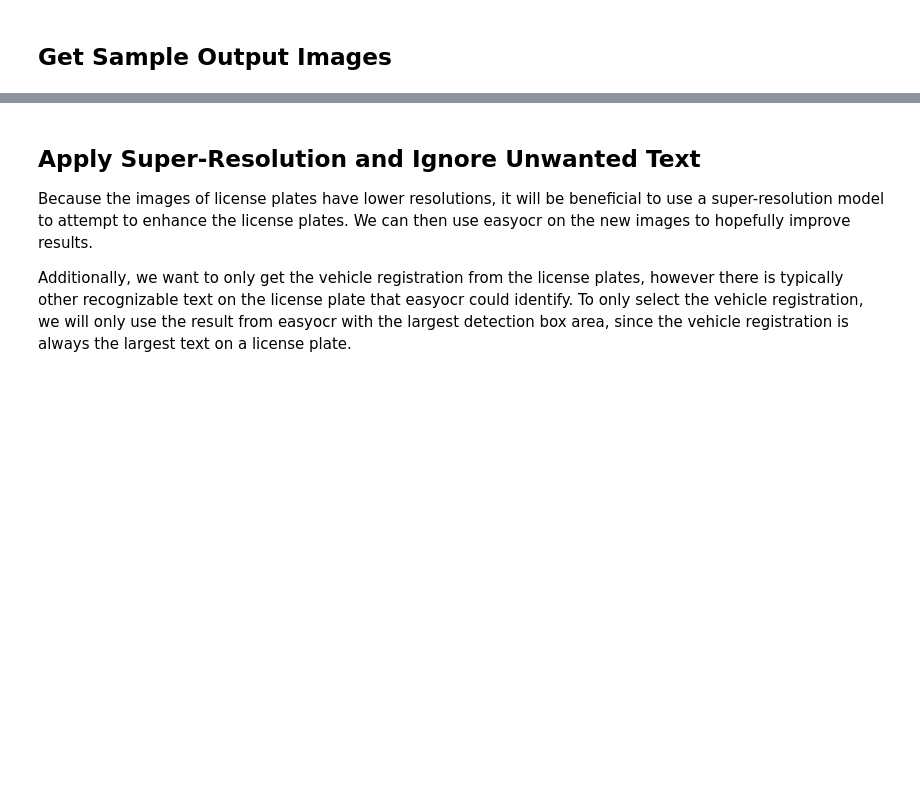
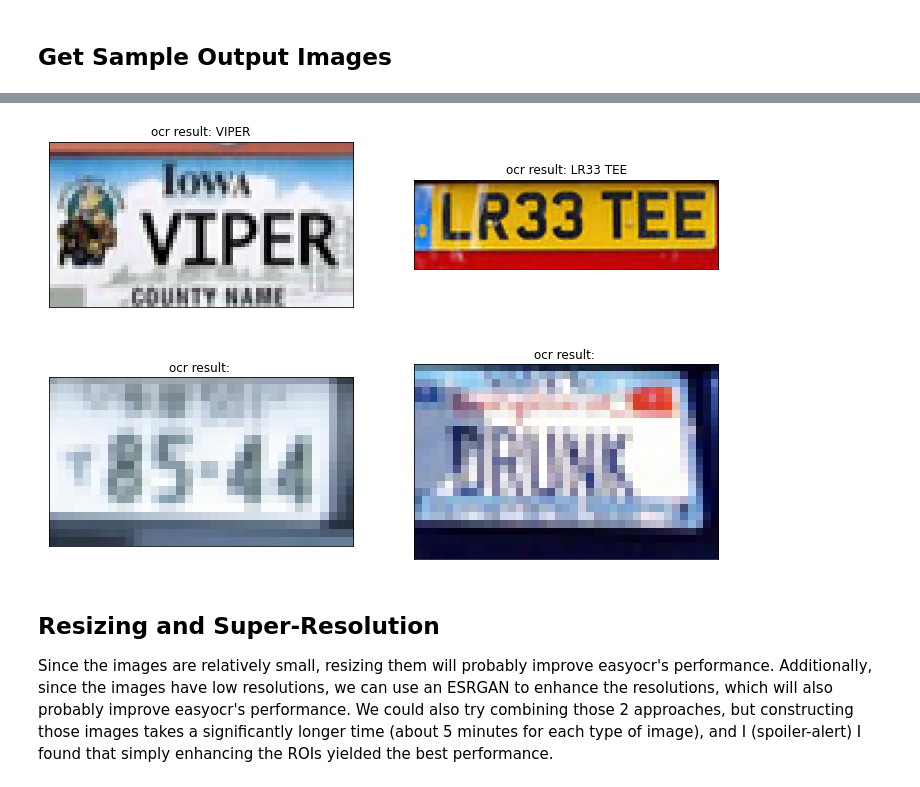
Before and after one commit to lVicholas/LicensePlateDetectionOCR, a Jupyter notebook: car_plate_ocr.ipynb, the cells around one changed output, grey strips where cells are left out. Cells and saved outputs as stored; diff of their text form; code cells hidden in the pictures; blank space fills up the shorter version.

```diff
--- a/car_plate_ocr.ipynb
+++ b/car_plate_ocr.ipynb
@@ -348,6 +341,26 @@ WARNING:easyocr.easyocr:Using CPU. Note: This module is much faster with a GPU.
+# %%
+def plot_ocr_results(ocr_results, figsize):
+
+    num_rows_to_plot = math.ceil( len(ocr_results) / 2 )
+    fig, axs = plt.subplots(num_rows_to_plot, 2, figsize=figsize)
+
+    for (img_detection, ocr_results), ax in zip(ocr_results, axs.reshape(-1)):
+
+        ax.imshow(img_detection)
+        ax.set_title(f'ocr result: {ocr_results}')
+        ax.set_xticks([])
+        ax.set_yticks([])
+
+    plt.show()
+# %%
+# Get easyocr predictions on raw sample data
+sample_data_easyocrs = [easyocr_read_image(*box) for box in sample_license_detection_boxes]
+sample_data_easyocrs = np.concatenate([ocr for ocr in sample_data_easyocrs if len(ocr) != 0])
+
+plot_ocr_results(sample_data_easyocrs, (12, 8))
+# %% [output]
+[figure, added]
 # %% [markdown]
-## Apply Super-Resolution and Ignore Unwanted Text
+## Resizing and Super-Resolution
 
-Because the images of license plates have lower resolutions, it will be beneficial to use a super-resolution model to attempt to enhance the license plates. We can then use easyocr on the new images to hopefully improve results.
-
-Additionally, we want to only get the vehicle registration from the license plates, however there is typically other recognizable text on the license plate that easyocr could identify. To only select the vehicle registration, we will only use the result from easyocr with the largest detection box area, since the vehicle registration is always the largest text on a license plate.
+Since the images are relatively small, resizing them will probably improve easyocr's performance. Additionally, since the images have low resolutions, we can use an ESRGAN to enhance the resolutions, which will also probably improve easyocr's performance. We could also try combining those 2 approaches, but constructing those images takes a significantly longer time (about 5 minutes for each type of image), and I (spoiler-alert) I found that simply enhancing the ROIs yielded the best performance.
```
Also changed, not shown: parts of 17 cells of this notebook.
